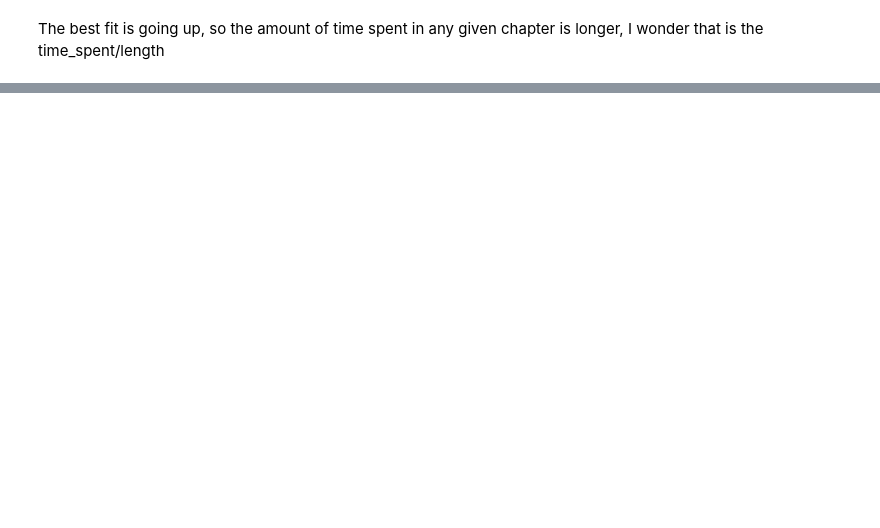
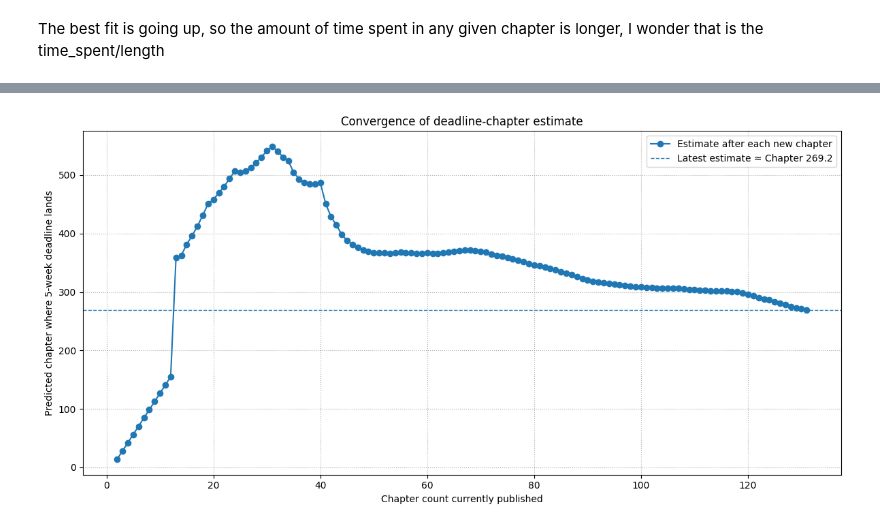
Before and after one commit to KekKom/WPAtaMS-Analyzer, a Jupyter notebook: analyzer.ipynb, the cells around one changed output, grey strips where cells are left out. Saved outputs shown, nothing was run; the diff lists cells and outputs as text; code cells hidden in the pictures; blank space fills up the shorter version.

```diff
--- a/analyzer.ipynb
+++ b/analyzer.ipynb
@@ -1147,0 +1209,46 @@ print(out)
+# %%
+import numpy as np
+import matplotlib.pyplot as plt
+
+# ------------------------------------------------------------------
+#  Assumed inputs you already have
+#     timestampsFull  – list of LAST timestamp of every chapter,
+#                       expressed in absolute minutes from Emma’s arrival
+#                       (len == number of chapters so far)
+# ------------------------------------------------------------------
+
+# target moment → 35 days + 17:00  (adjust if you picked a different cut-off)
+TARGET_MINUTES = (35 * 24 + 17) * 60        # 51 060 min
+
+estimates   = []     # predicted chapter of the deadline after each new chapter
+chapters_so_far = [] # 1-based chapter indices for the x-axis
+
+for i in range(2, len(timestampsFull) + 1):          # need ≥2 points for a fit
+    x = np.array(timestampsFull[:i])                 # absolute minutes
+    y = np.arange(i)                                 # chapter indices 0…i-1
+
+    m, b = np.polyfit(x, y, 1)                       # linear fit
+    est_chapter = m * TARGET_MINUTES + b             # where the line crosses TARGET
+
+    estimates.append(est_chapter)
+    chapters_so_far.append(i)                        # i == number of chapters we know
+
+
+d = pd.DataFrame({'Up to chapter': chapters_so_far,'Estimate': estimates})
+d.to_csv("tmp/dfsffds.csv")
+# ---------------------------  PLOT  ------------------------------
+plt.figure(figsize=(12, 6))
+plt.plot(chapters_so_far, estimates, marker='o', lw=1.5,
+         label='Estimate after each new chapter')
+
+plt.axhline(estimates[-1], ls='--', lw=1,
+            label=f'Latest estimate ≈ Chapter {estimates[-1]:.1f}')
+plt.xlabel('Chapter count currently published')
+plt.ylabel('Predicted chapter where 5-week deadline lands')
+plt.title('Convergence of deadline-chapter estimate')
+plt.grid(True, which='both', ls=':')
+plt.legend()
+plt.tight_layout()
+plt.show()
+# %% [output]
+[figure, added]
```
Also changed, not shown: parts of 20 cells of this notebook, 1 other file.
